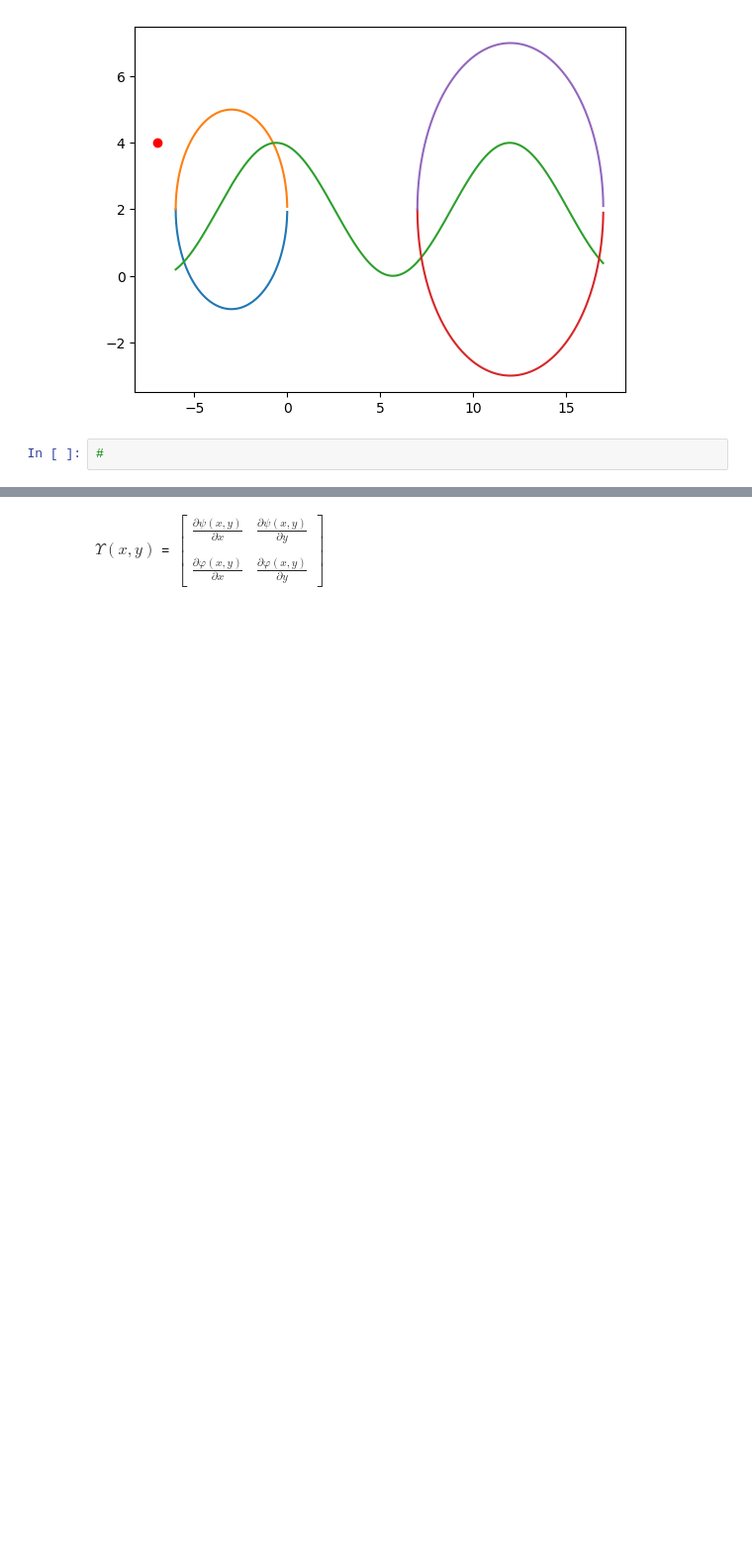
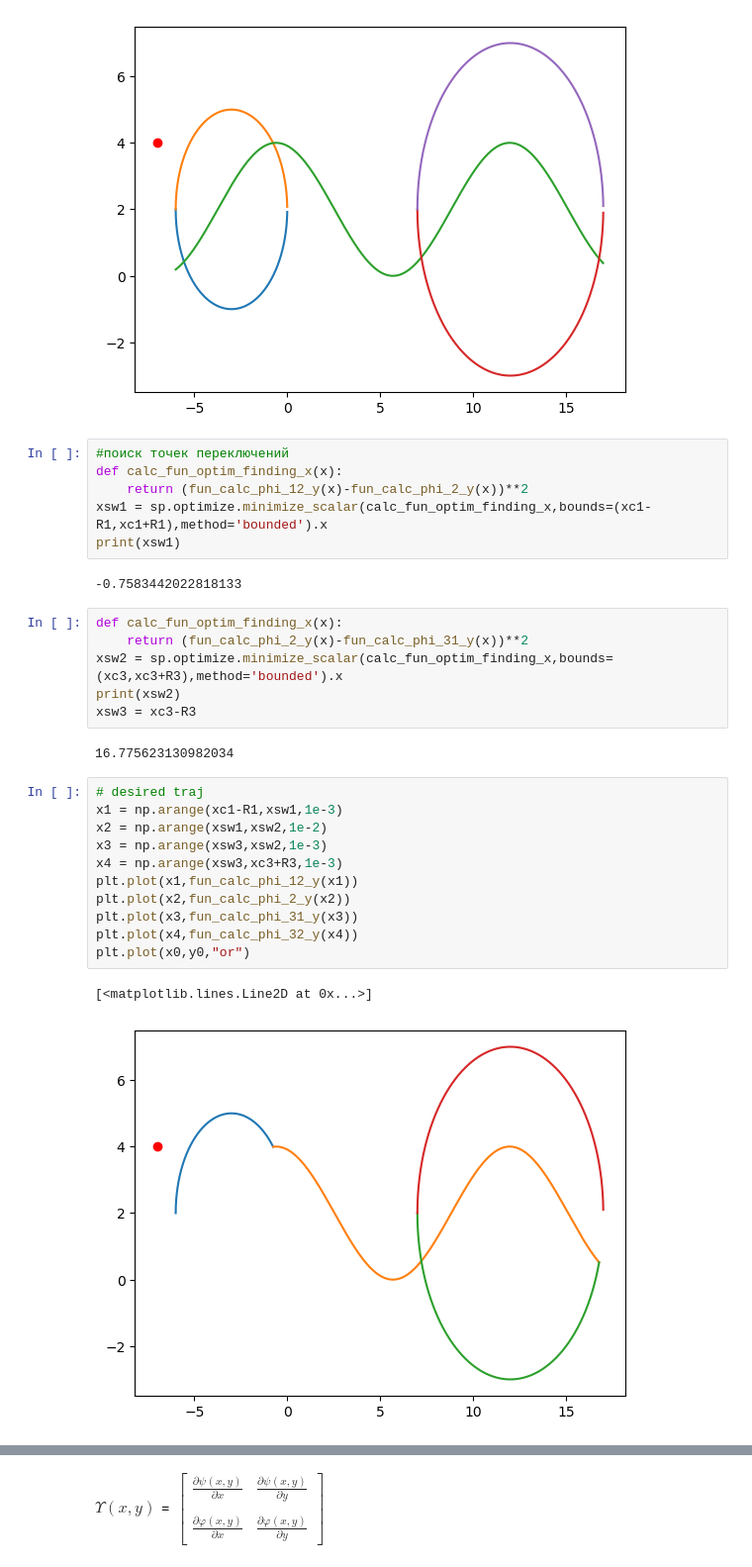
Before and after one commit to dvogureckiy99/TPandC, a Jupyter notebook: lab3.ipynb, the cells around one changed output, grey strips where cells are left out. Shown: that part at 99% size. Cells and saved outputs as stored; diff of their text form; blank space fills up the shorter version.

```diff
--- a/lab3.ipynb
+++ b/lab3.ipynb
@@ -140,5 +140,33 @@ plt.plot(x0,y0,"or")
 # %% [output]
 [<matplotlib.lines.Line2D at 0x...>]
 [figure]
-# %%
-#
+# %%
+#поиск точек переключений
+def calc_fun_optim_finding_x(x):
+    return (fun_calc_phi_12_y(x)-fun_calc_phi_2_y(x))**2
+xsw1 = sp.optimize.minimize_scalar(calc_fun_optim_finding_x,bounds=(xc1-R1,xc1+R1),method='bounded').x
+print(xsw1)
+# %% [output]
+-0.7583442022818133
+# %%
+def calc_fun_optim_finding_x(x):
+    return (fun_calc_phi_2_y(x)-fun_calc_phi_31_y(x))**2
+xsw2 = sp.optimize.minimize_scalar(calc_fun_optim_finding_x,bounds=(xc3,xc3+R3),method='bounded').x
+print(xsw2)
+xsw3 = xc3-R3
+# %% [output]
+16.775623130982034
+# %%
+# desired traj
+x1 = np.arange(xc1-R1,xsw1,1e-3)
+x2 = np.arange(xsw1,xsw2,1e-2)
+x3 = np.arange(xsw3,xsw2,1e-3)
+x4 = np.arange(xsw3,xc3+R3,1e-3)
+plt.plot(x1,fun_calc_phi_12_y(x1))
+plt.plot(x2,fun_calc_phi_2_y(x2))
+plt.plot(x3,fun_calc_phi_31_y(x3))
+plt.plot(x4,fun_calc_phi_32_y(x4))
+plt.plot(x0,y0,"or")
+# %% [output]
+[<matplotlib.lines.Line2D at 0x...>]
+[figure, added]
```
Also changed, not shown: parts of 1 cell of this notebook.
